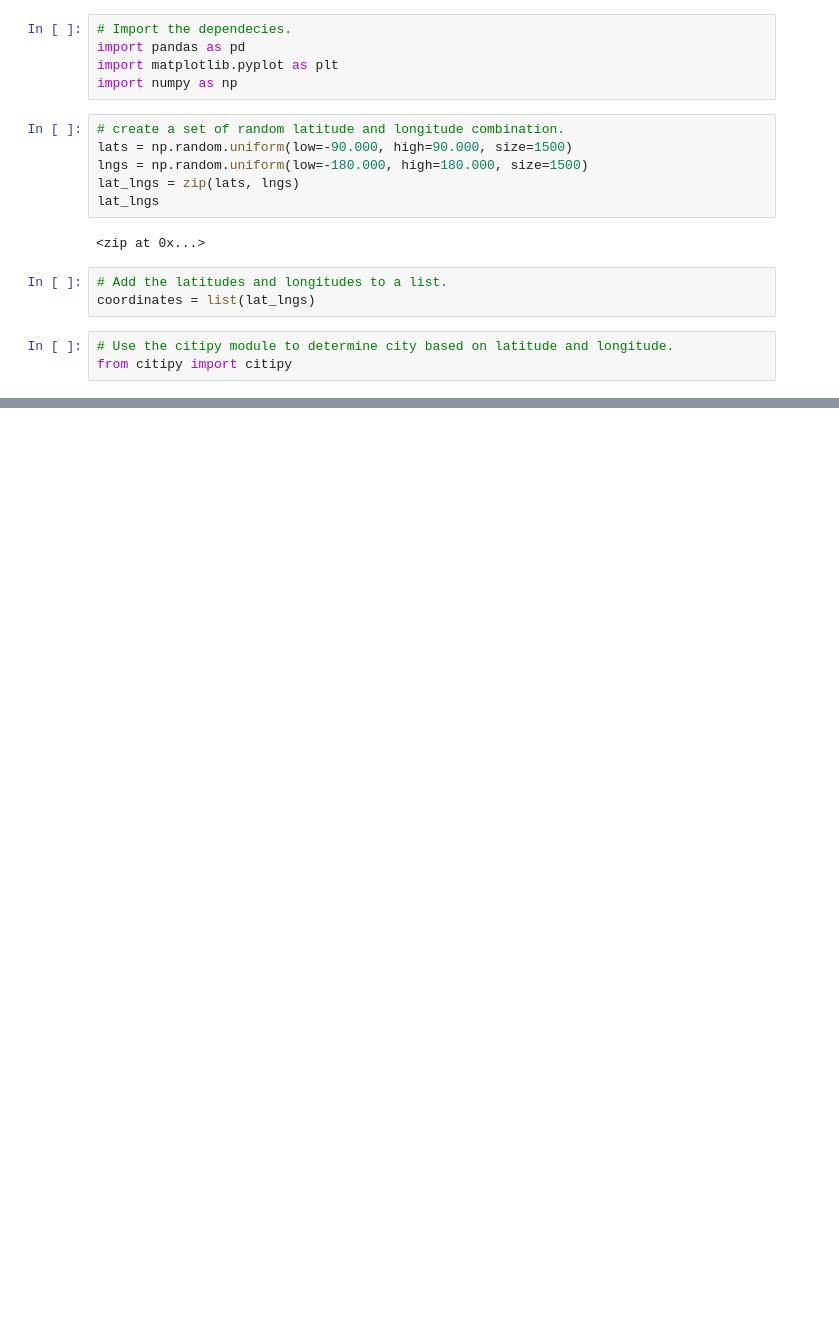
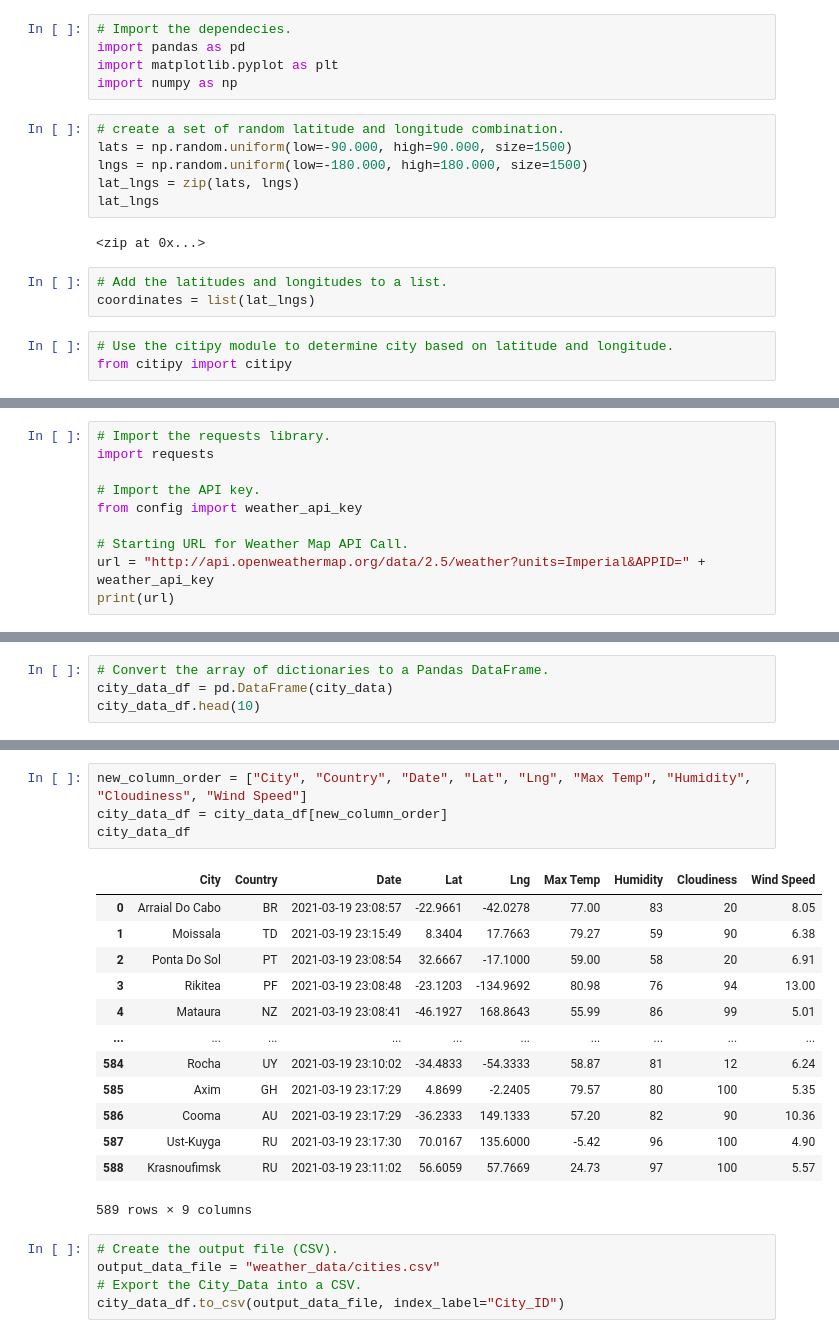
Before and after one commit to Bimala55/World_Weather_Analysis, a Jupyter notebook: WeatherPy.ipynb, the cells around one changed output, grey strips where cells are left out. Drawn from its saved outputs; the diff is of its cells as text; blank space fills up the shorter version.

Commit message:
Added modifyed gitignore and weatherPy file

```diff
--- a/WeatherPy.ipynb
+++ b/WeatherPy.ipynb
@@ -33,0 +34,10 @@ len(cities)
+# %%
+# Import the requests library.
+import requests
+
+# Import the API key.
+from config import weather_api_key
+
+# Starting URL for Weather Map API Call.
+url = "http://api.openweathermap.org/data/2.5/weather?units=Imperial&APPID=" + weather_api_key
+print(url)
@@ -33,0 +135,4 @@ len(cities)
+# %%
+# Convert the array of dictionaries to a Pandas DataFrame.
+city_data_df = pd.DataFrame(city_data)
+city_data_df.head(10)
@@ -33,0 +151,23 @@ len(cities)
+# %%
+new_column_order = ["City", "Country", "Date", "Lat", "Lng", "Max Temp", "Humidity", "Cloudiness", "Wind Speed"]
+city_data_df = city_data_df[new_column_order]
+city_data_df
+# %% [output]
+|  | City | Country | Date | Lat | Lng | Max Temp | Humidity | Cloudiness | Wind Speed |
+| 0 | Arraial Do Cabo | BR | 2021-03-19 23:08:57 | -22.9661 | -42.0278 | 77.00 | 83 | 20 | 8.05 |
+| 1 | Moissala | TD | 2021-03-19 23:15:49 | 8.3404 | 17.7663 | 79.27 | 59 | 90 | 6.38 |
+| 2 | Ponta Do Sol | PT | 2021-03-19 23:08:54 | 32.6667 | -17.1000 | 59.00 | 58 | 20 | 6.91 |
+| 3 | Rikitea | PF | 2021-03-19 23:08:48 | -23.1203 | -134.9692 | 80.98 | 76 | 94 | 13.00 |
+| 4 | Mataura | NZ | 2021-03-19 23:08:41 | -46.1927 | 168.8643 | 55.99 | 86 | 99 | 5.01 |
+| ... | ... | ... | ... | ... | ... | ... | ... | ... | ... |
+| 584 | Rocha | UY | 2021-03-19 23:10:02 | -34.4833 | -54.3333 | 58.87 | 81 | 12 | 6.24 |
+| 585 | Axim | GH | 2021-03-19 23:17:29 | 4.8699 | -2.2405 | 79.57 | 80 | 100 | 5.35 |
+| 586 | Cooma | AU | 2021-03-19 23:17:29 | -36.2333 | 149.1333 | 57.20 | 82 | 90 | 10.36 |
+| 587 | Ust-Kuyga | RU | 2021-03-19 23:17:30 | 70.0167 | 135.6000 | -5.42 | 96 | 100 | 4.90 |
+| 588 | Krasnoufimsk | RU | 2021-03-19 23:11:02 | 56.6059 | 57.7669 | 24.73 | 97 | 100 | 5.57 |
+589 rows × 9 columns
+# %%
+# Create the output file (CSV).
+output_data_file = "weather_data/cities.csv"
+# Export the City_Data into a CSV.
+city_data_df.to_csv(output_data_file, index_label="City_ID")
```
Also changed, not shown: parts of 4 cells of this notebook, 1 other file.
